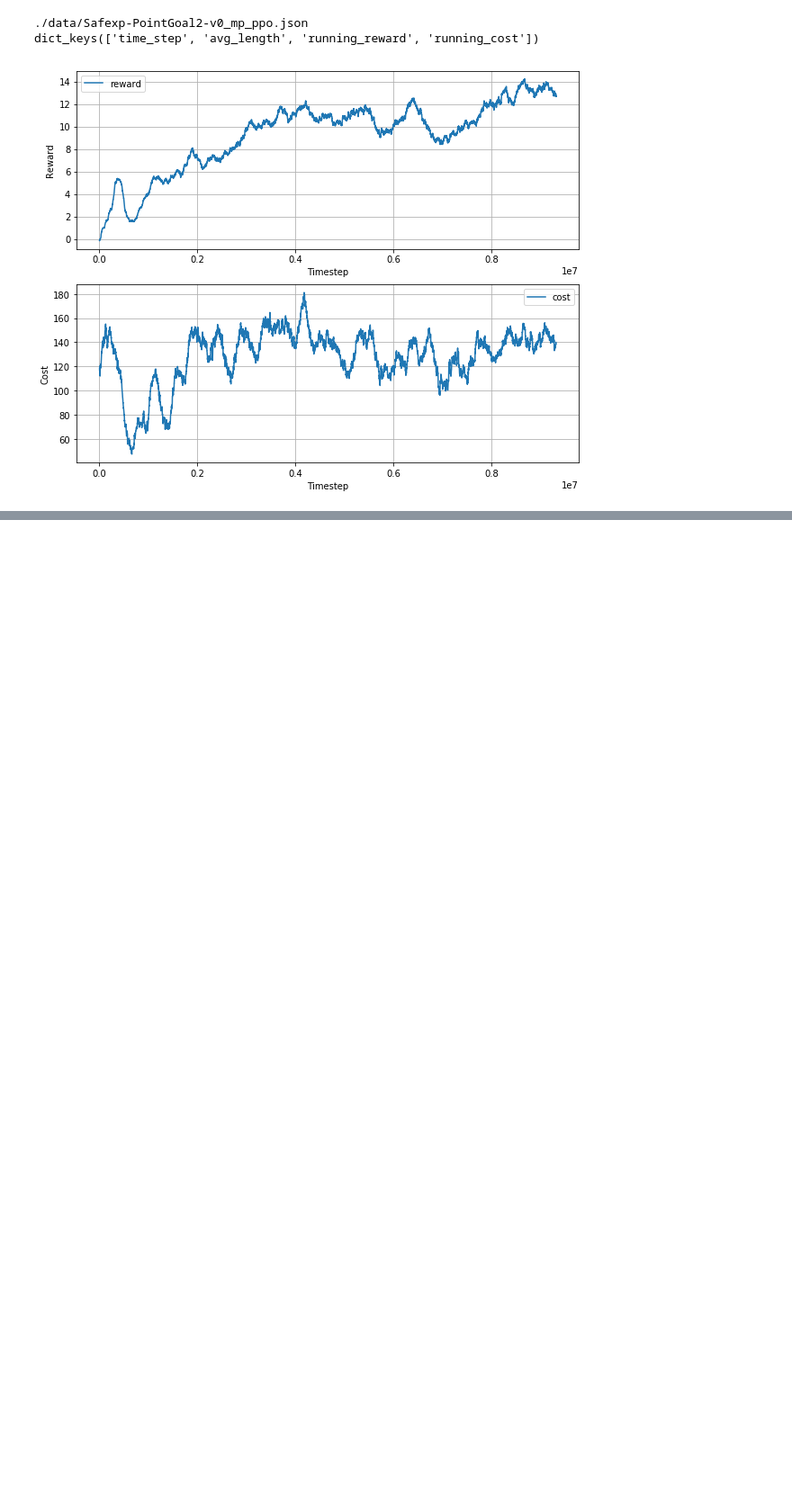
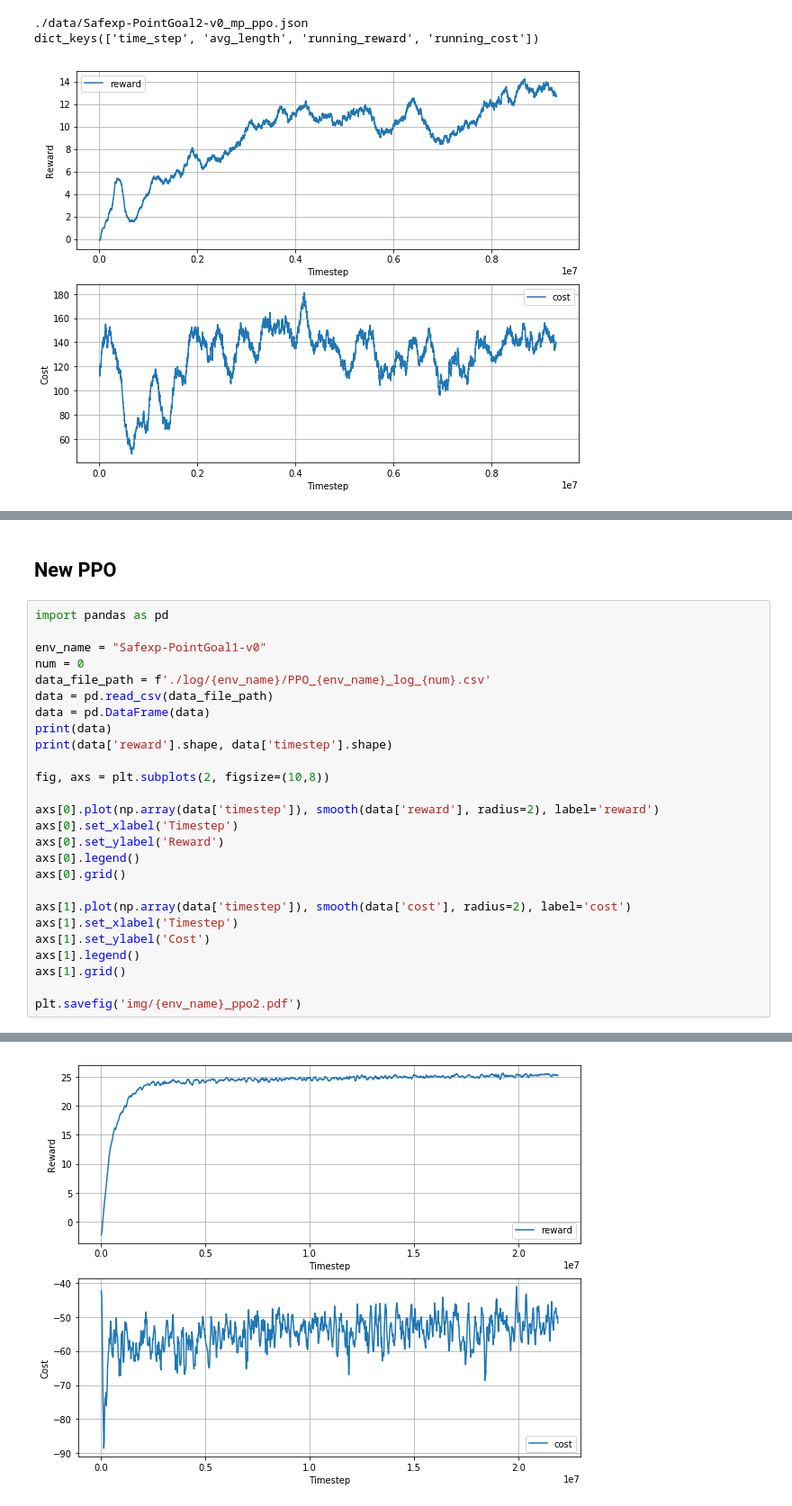
Before and after one commit to quantumiracle/safety_rl, a Jupyter notebook: plot.ipynb, the cells around one changed output, grey strips where cells are left out. Shown at 90% size. Drawn from its saved outputs; the diff is of its cells as text; blank space fills up the shorter version.

```diff
--- a/plot.ipynb
+++ b/plot.ipynb
@@ -126,0 +128,29 @@ FileNotFoundError: [Errno 2] No such file or directory: './data/Safexp-PointGoal
+# %% [markdown]
+## New PPO
+# %%
+import pandas as pd
+
+env_name = "Safexp-PointGoal1-v0"
+num = 0
+data_file_path = f'./log/{env_name}/PPO_{env_name}_log_{num}.csv'
+data = pd.read_csv(data_file_path)
+data = pd.DataFrame(data)
+print(data)
+print(data['reward'].shape, data['timestep'].shape)
+
+fig, axs = plt.subplots(2, figsize=(10,8))
+
+axs[0].plot(np.array(data['timestep']), smooth(data['reward'], radius=2), label='reward')
+axs[0].set_xlabel('Timestep')
+axs[0].set_ylabel('Reward')
+axs[0].legend()
+axs[0].grid()
+
+axs[1].plot(np.array(data['timestep']), smooth(data['cost'], radius=2), label='cost')
+axs[1].set_xlabel('Timestep')
+axs[1].set_ylabel('Cost')
+axs[1].legend()
+axs[1].grid()
+
+plt.savefig('img/{env_name}_ppo2.pdf')
+# %% [output]
@@ -126,0 +172 @@ FileNotFoundError: [Errno 2] No such file or directory: './data/Safexp-PointGoal
+[figure, added]
```
Also changed, not shown: parts of 9 cells of this notebook, 45 other files.
